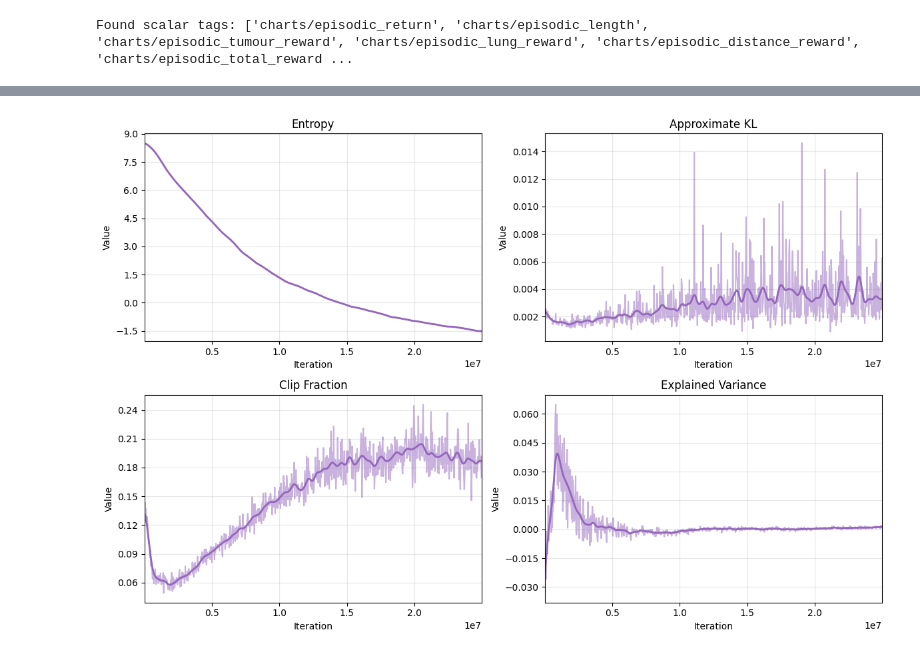
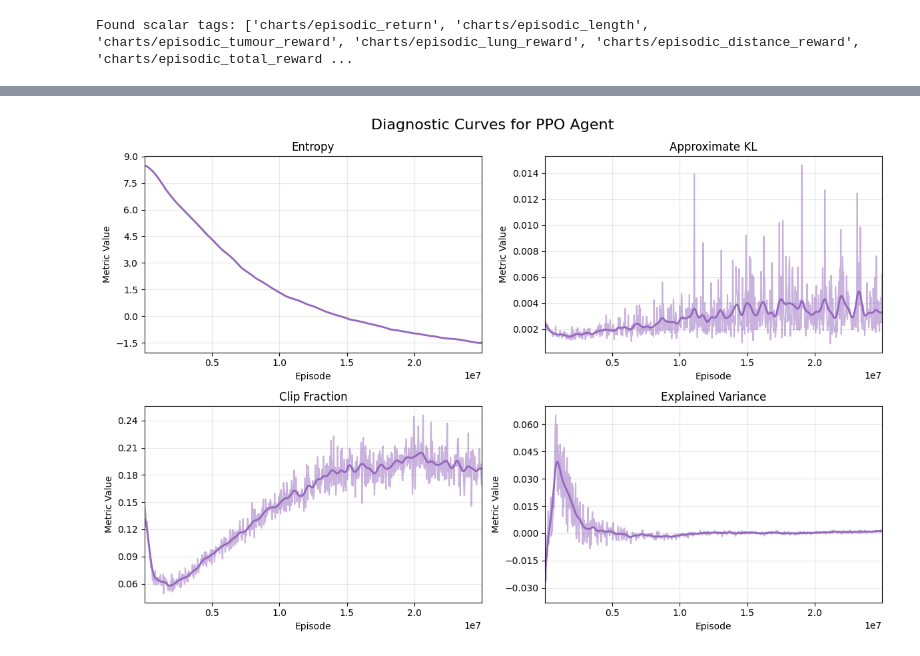
Before and after one commit to rmaguado/ppo-radiotherapy, a Jupyter notebook: notebooks/training-curve.ipynb, the cells around one changed output, grey strips where cells are left out. Cells and saved outputs as stored; diff of their text form; code cells hidden in the pictures.

```diff
--- a/notebooks/training-curve.ipynb
+++ b/notebooks/training-curve.ipynb
@@ -111,22 +116,24 @@ else:
 # %%
 def plot_diagnostic_scalar(ax, data, title):
-    plot_scalar_data(ax, data, title=title, xlabel="Iteration", ylabel="Value", sigma=5, color="#9467bd")
+    plot_scalar_data(ax, data, title=title, xlabel="Episode", ylabel="Metric Value", sigma=5, color="#9467bd")
 
 entropy = scalar_data["losses/entropy"]
 approx_kl = scalar_data["losses/approx_kl"]
 clipfrac = scalar_data["losses/clipfrac"]
 explained_variance = scalar_data["losses/explained_variance"]
 
 fig, axs = plt.subplots(2, 2, figsize=(12, 8))
 plot_diagnostic_scalar(axs[0, 0], entropy, "Entropy")
 plot_diagnostic_scalar(axs[0, 1], approx_kl, "Approximate KL")
 plot_diagnostic_scalar(axs[1, 0], clipfrac, "Clip Fraction")
 plot_diagnostic_scalar(axs[1, 1], explained_variance, "Explained Variance")
 
+fig.suptitle("Diagnostic Curves for PPO Agent", fontsize=16)
+
 plt.tight_layout()
 if save_figures:
     plt.savefig("figures/kl_curves.png", dpi=600)
 else:
     plt.show()
 # %% [output]
-[figure, old version]
+[figure, new version]
```
Also changed, not shown: parts of 4 cells of this notebook.
